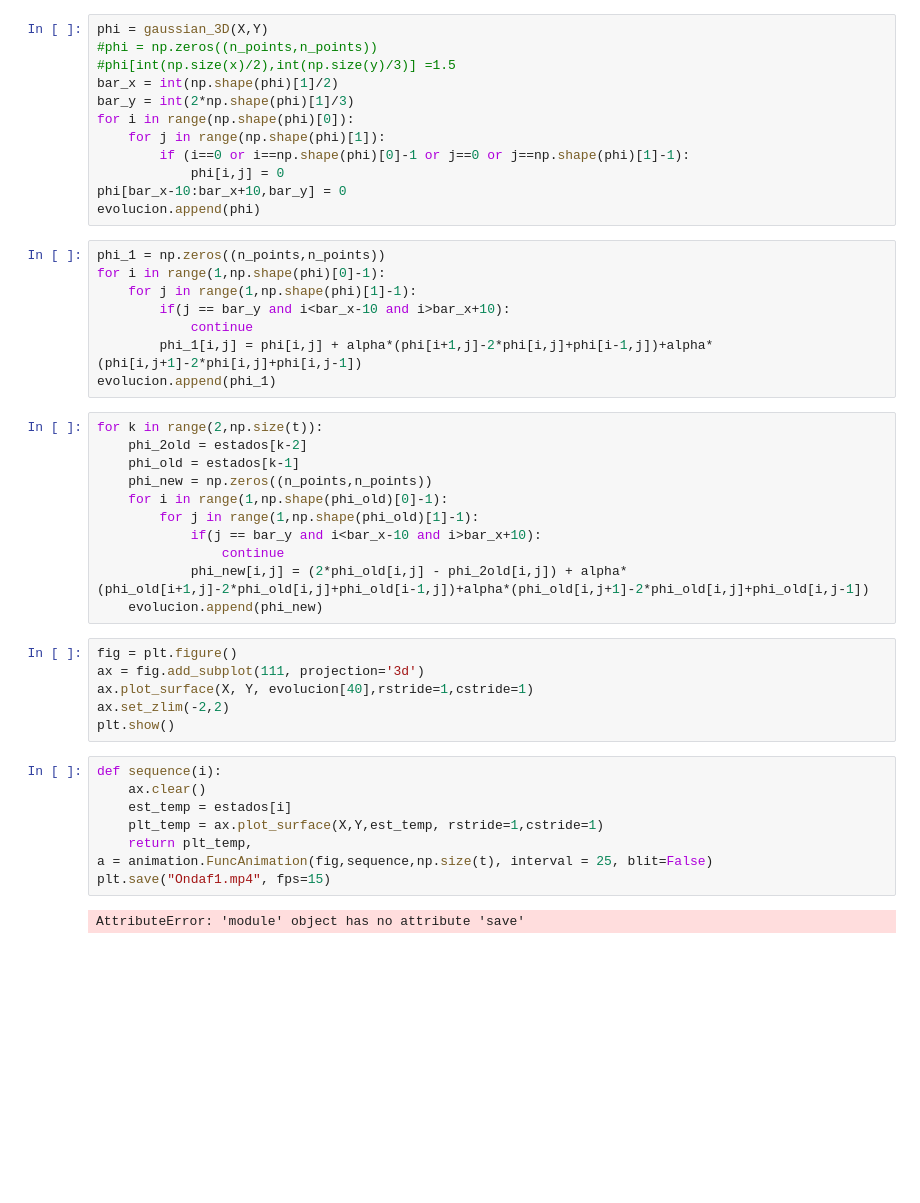
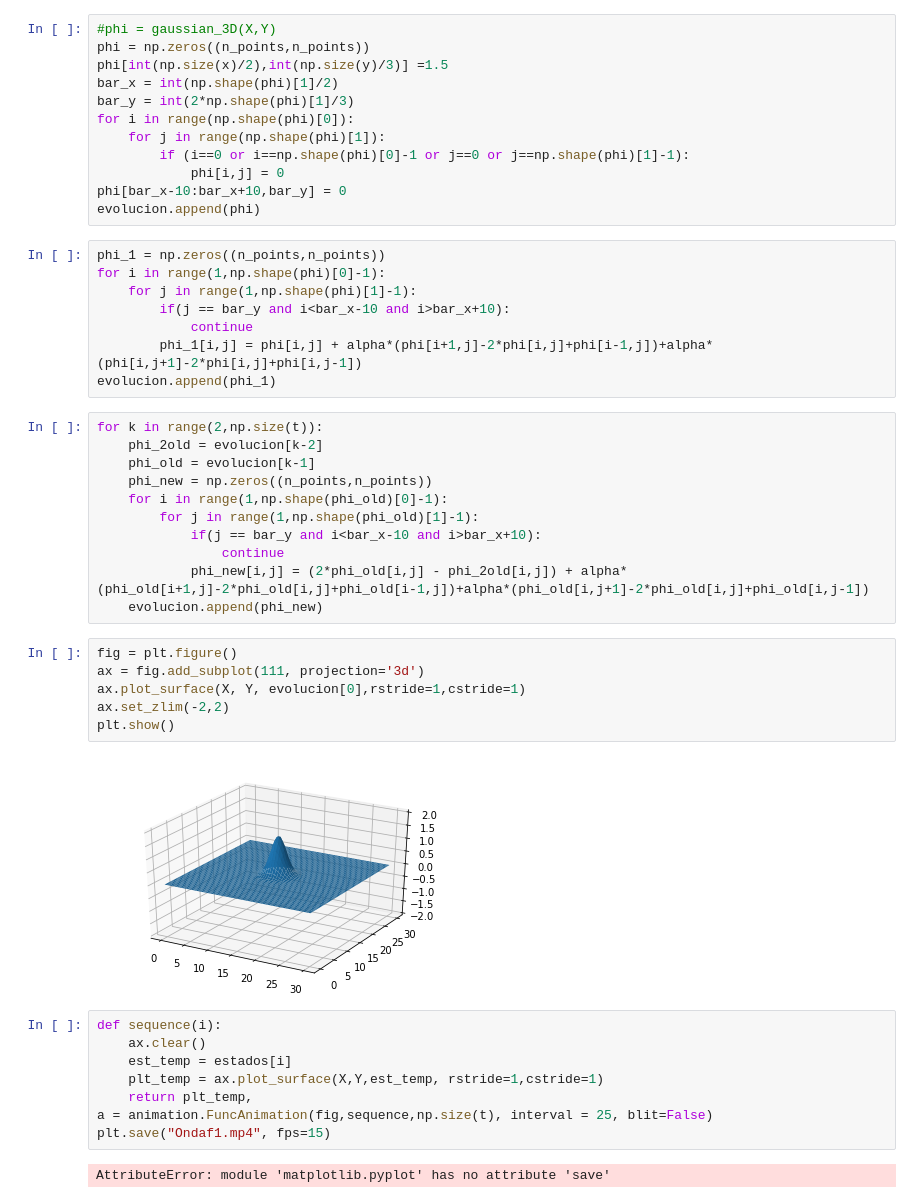
Before and after one commit to daavera/METODOS, a Jupyter notebook: Clases/TAREA_3/Untitled0.ipynb, the cells around one changed output. Drawn from its saved outputs; the diff is of its cells as text; blank space fills up the shorter version.

```diff
--- a/Clases/TAREA_3/Untitled0.ipynb
+++ b/Clases/TAREA_3/Untitled0.ipynb
@@ -25,9 +25,9 @@ def gaussian_3D (X,Y):
     y0 = 10
     return A*np.exp(-((((X-x0)**2)/(2*sigma*2))+(((Y-x0)**2)/(2*sigma*2))))
 # %%
-phi = gaussian_3D(X,Y)
-#phi = np.zeros((n_points,n_points))
-#phi[int(np.size(x)/2),int(np.size(y)/3)] =1.5
+#phi = gaussian_3D(X,Y)
+phi = np.zeros((n_points,n_points))
+phi[int(np.size(x)/2),int(np.size(y)/3)] =1.5
 bar_x = int(np.shape(phi)[1]/2)
 bar_y = int(2*np.shape(phi)[1]/3)
 for i in range(np.shape(phi)[0]):
@@ -46,8 +46,8 @@ for i in range(1,np.shape(phi)[0]-1):
 evolucion.append(phi_1)
 # %%
 for k in range(2,np.size(t)):
-    phi_2old = estados[k-2]
-    phi_old = estados[k-1]
+    phi_2old = evolucion[k-2]
+    phi_old = evolucion[k-1]
     phi_new = np.zeros((n_points,n_points))
     for i in range(1,np.shape(phi_old)[0]-1):
         for j in range(1,np.shape(phi_old)[1]-1):
@@ -58,9 +58,11 @@ for k in range(2,np.size(t)):
 # %%
 fig = plt.figure()
 ax = fig.add_subplot(111, projection='3d')
-ax.plot_surface(X, Y, evolucion[40],rstride=1,cstride=1)
+ax.plot_surface(X, Y, evolucion[0],rstride=1,cstride=1)
 ax.set_zlim(-2,2)
 plt.show()
+# %% [output]
+[figure, added]
 # %%
 def sequence(i):
     ax.clear()
@@ -70,4 +72,4 @@ def sequence(i):
 a = animation.FuncAnimation(fig,sequence,np.size(t), interval = 25, blit=False)
 plt.save("Ondaf1.mp4", fps=15)
 # %% [output]
-AttributeError: 'module' object has no attribute 'save'
+AttributeError: module 'matplotlib.pyplot' has no attribute 'save'
```
Also changed, not shown: 14 other files.
